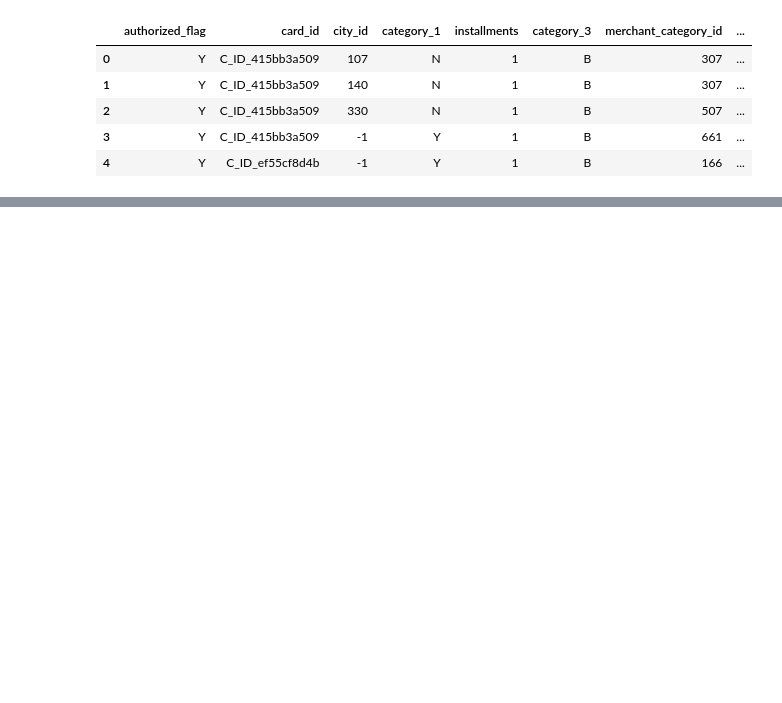
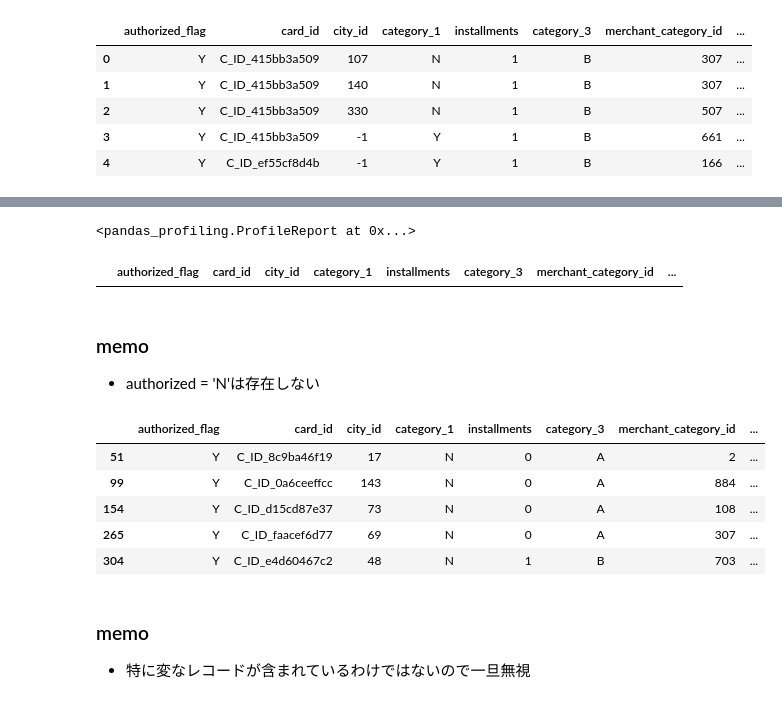
Before and after one commit to hojokenta/kaggle-elo, a Jupyter notebook: work/Data confirmation.ipynb, the cells around one changed output, grey strips where cells are left out. Drawn from its saved outputs; the diff is of its cells as text; code cells hidden in the pictures; blank space fills up the shorter version.

```diff
--- a/work/Data confirmation.ipynb
+++ b/work/Data confirmation.ipynb
@@ -59,0 +112,25 @@ raw_new_merchant_transactions.head()
+# %%
+pdp.ProfileReport(raw_new_merchant_transactions)
+# %% [output]
+<pandas_profiling.ProfileReport at 0x...>
+# %%
+# authorized_flag = 'N'のレコードを確認する
+raw_new_merchant_transactions[raw_new_merchant_transactions['authorized_flag'] == 'N'].head()
+# %% [output]
+|  | authorized_flag | card_id | city_id | category_1 | installments | category_3 | merchant_category_id | ... |
+# %% [markdown]
+### memo
+ * authorized = 'N'は存在しない
+# %%
+# merchant_id is nullのレコードを確認する
+raw_new_merchant_transactions[raw_new_merchant_transactions['merchant_id'].isnull()].head()
+# %% [output]
+|  | authorized_flag | card_id | city_id | category_1 | installments | category_3 | merchant_category_id | ... |
+| 51 | Y | C_ID_8c9ba46f19 | 17 | N | 0 | A | 2 | ... |
+| 99 | Y | C_ID_0a6ceeffcc | 143 | N | 0 | A | 884 | ... |
+| 154 | Y | C_ID_d15cd87e37 | 73 | N | 0 | A | 108 | ... |
+| 265 | Y | C_ID_faacef6d77 | 69 | N | 0 | A | 307 | ... |
+| 304 | Y | C_ID_e4d60467c2 | 48 | N | 1 | B | 703 | ... |
+# %% [markdown]
+### memo
+ * 特に変なレコードが含まれているわけではないので一旦無視
```
Also changed, not shown: parts of 22 cells of this notebook.
